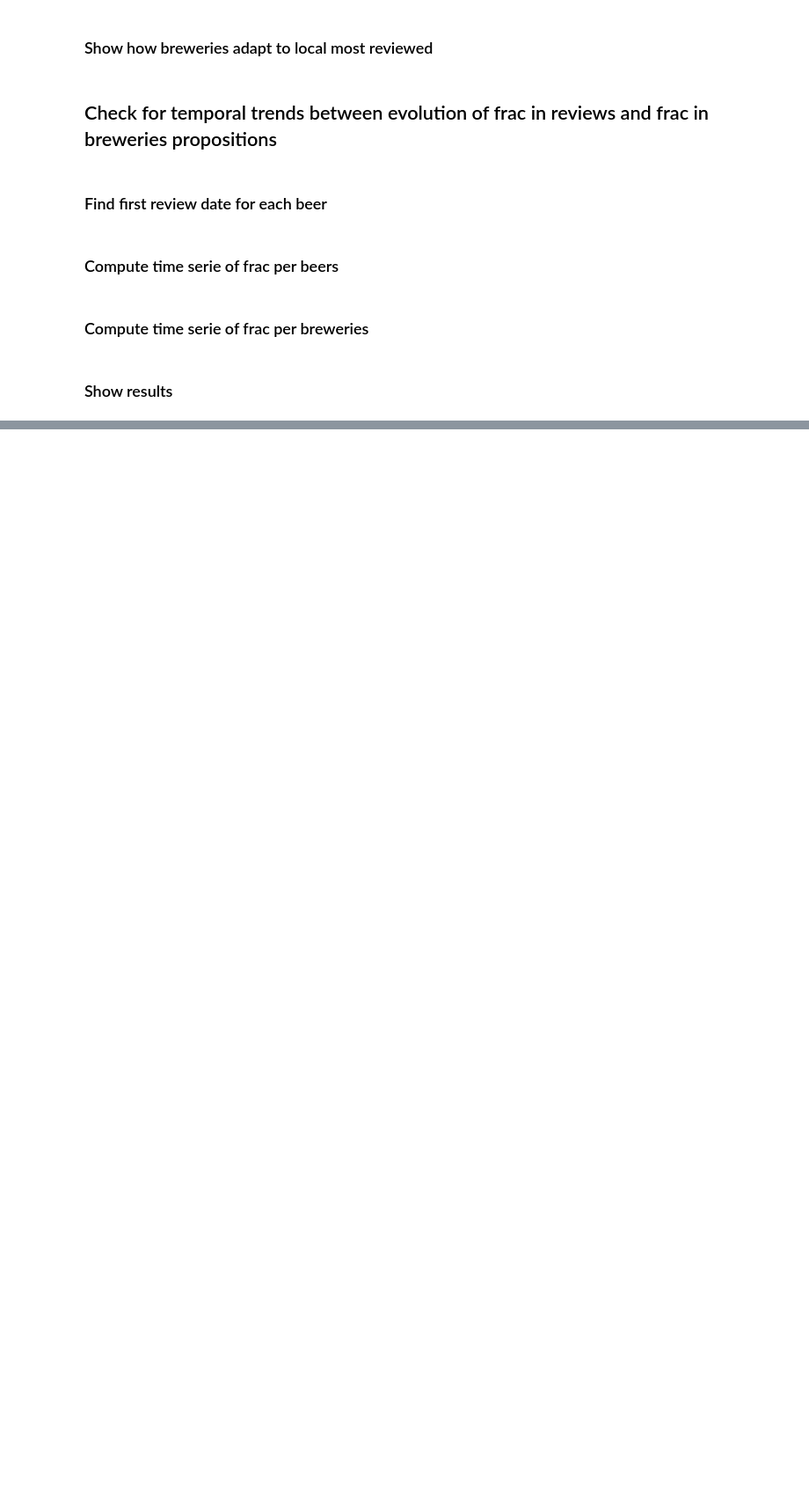
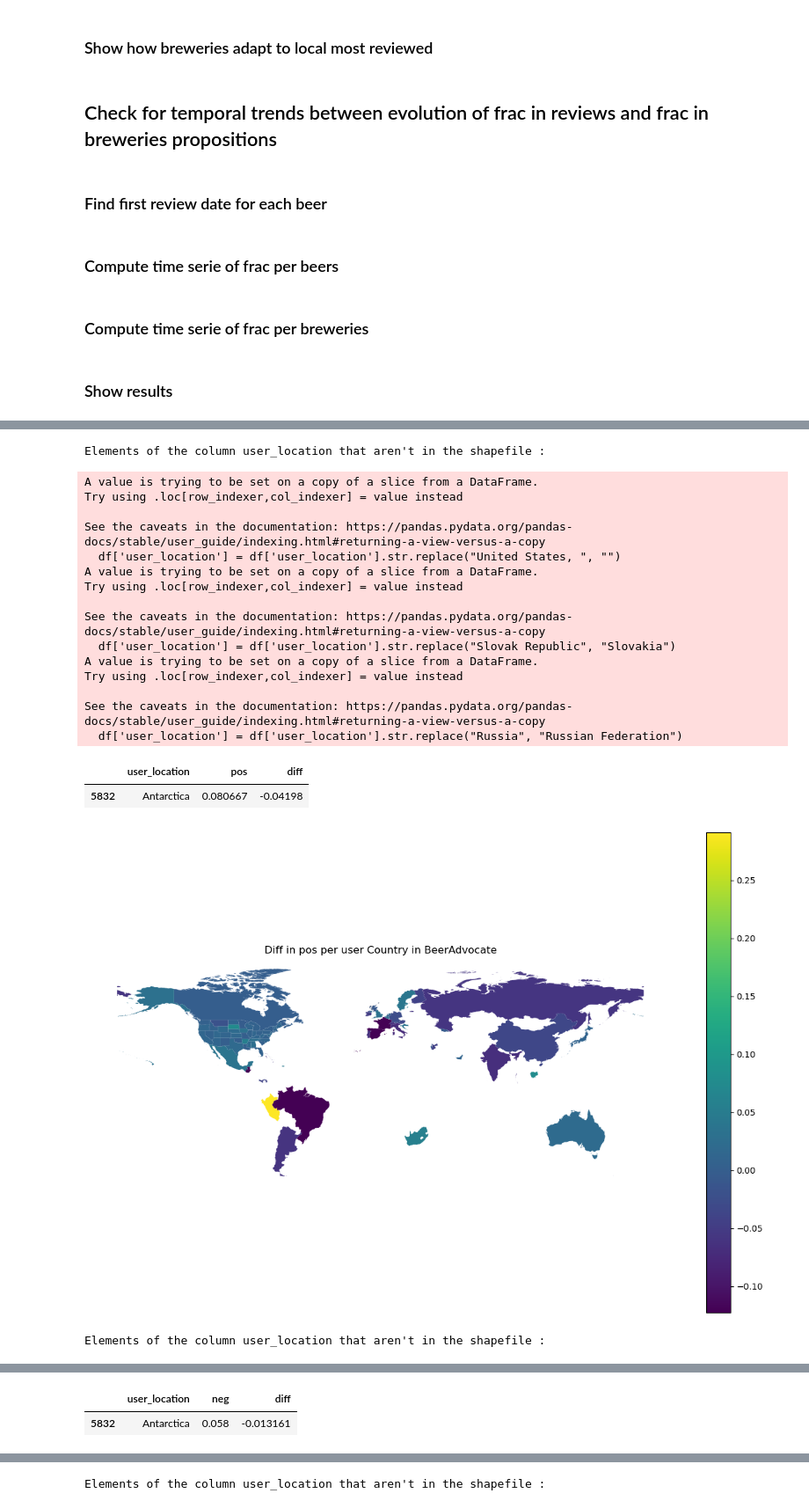
Before and after one commit to epfl-ada/ada-2023-project-dada, a Jupyter notebook: src/final.ipynb, the cells around one changed output, grey strips where cells are left out. Shown at 88% size. Drawn from its saved outputs; the diff is of its cells as text; code cells hidden in the pictures; blank space fills up the shorter version.

```diff
--- a/src/final.ipynb
+++ b/src/final.ipynb
@@ -1087,0 +1730,18 @@ plt.savefig('../results/frac_time_series.png')
+# %%
+
+# for each country, put the neg and pos of all appearences of Miller in brewery_name and the country in negs and poss
+for index, row in tqdm(df_ba_brwe_loc_unique.iterrows(), total=len(df_ba_brwe_loc_unique)):
+    df_ba_brwe_loc_unique_M.at[index, 'negs'] = df_ba_brwe_loc[(df_ba_brwe_loc['user_location'] == row['user_location']) & (df_ba_brwe_loc['brewery_name'] == 'Miller Brewing Co.')]['neg'].tolist()
+    df_ba_brwe_loc_unique_M.at[index, 'poss'] = df_ba_brwe_loc[(df_ba_brwe_loc['user_location'] == row['user_location']) & (df_ba_brwe_loc['brewery_name'] == 'Miller Brewing Co.')]['pos'].tolist()
+
+for index, row in tqdm(df_rb_brwe_loc_unique.iterrows(), total=len(df_rb_brwe_loc_unique)):
+    df_rb_brwe_loc_unique_M.at[index, 'negs'] = df_rb_brwe_loc[(df_rb_brwe_loc['user_location'] == row['user_location']) & (df_rb_brwe_loc['brewery_name'] == 'Millers Brewery')]['neg'].tolist()
+    df_rb_brwe_loc_unique_M.at[index, 'poss'] = df_rb_brwe_loc[(df_rb_brwe_loc['user_location'] == row['user_location']) & (df_rb_brwe_loc['brewery_name'] == 'Millers Brewery')]['pos'].tolist()
+
+#display(df_ba_brwe_loc_unique_M)
+#display(df_rb_brwe_loc_unique_M)
+# %%
+# remove the lines where negs are empty (neg and pos are always generated together)
+df_ba_brwe_loc_unique_W = df_ba_brwe_loc_unique_W[df_ba_brwe_loc_unique_W['negs'].apply(len) > 0]
+
+display(df_ba_brwe_loc_unique_W)
@@ -1087,0 +1762,15 @@ plt.savefig('../results/frac_time_series.png')
+# %%
+
+
+# remove the lines where negs are empty (neg and pos are always generated together)
+df_rb_brwe_loc_unique_W = df_rb_brwe_loc_unique_W[df_rb_brwe_loc_unique_W['negs'].apply(len) > 0]
+
+# remove the lines where negs are empty (neg and pos are always generated together)
+df_ba_brwe_loc_unique_M = df_ba_brwe_loc_unique_M[df_ba_brwe_loc_unique_M['negs'].apply(len) > 0]
+
+# remove the lines where negs are empty (neg and pos are always generated together)
+df_rb_brwe_loc_unique_M = df_rb_brwe_loc_unique_M[df_rb_brwe_loc_unique_M['negs'].apply(len) > 0]
+
+#display(df_ba_brwe_loc_unique_M)
+#display(df_rb_brwe_loc_unique_M)
+#display(df_rb_brwe_loc_unique_W)
@@ -1087,0 +1855,33 @@ plt.savefig('../results/frac_time_series.png')
+# %%
+
+#display(df_comp)
+plot_map(df_comp_pos_ba_M, shapefile, "Diff in pos per user", "BeerAdvocate", 'diff')
+plot_map(df_comp_neg_ba_M, shapefile, "Diff in neg per user", "BeerAdvocate", 'diff')
+plot_map(df_comp_pos_rb_M, shapefile, "Diff in pos per user", "RateBeer", 'diff')
+plot_map(df_comp_rb_M, shapefile, "Diff in neg per user", "RateBeer", 'diff')
+
+plot_map(df_comp_pos_ba_W, shapefile, "Diff in pos per user", "BeerAdvocate", 'diff')
+plot_map(df_comp_neg_ba_W, shapefile, "Diff in neg per user", "BeerAdvocate", 'diff')
+plot_map(df_comp_pos_rb_W, shapefile, "Diff in pos per user", "RateBeer", 'diff')
+plot_map(df_comp_rb_W, shapefile, "Diff in neg per user", "RateBeer", 'diff')
+# %% [output]
+Elements of the column user_location that aren't in the shapefile :
+A value is trying to be set on a copy of a slice from a DataFrame.
+Try using .loc[row_indexer,col_indexer] = value instead
+
+See the caveats in the documentation: https://pandas.pydata.org/pandas-docs/stable/user_guide/indexing.html#returning-a-view-versus-a-copy
+  df['user_location'] = df['user_location'].str.replace("United States, ", "")
+A value is trying to be set on a copy of a slice from a DataFrame.
+Try using .loc[row_indexer,col_indexer] = value instead
+
+See the caveats in the documentation: https://pandas.pydata.org/pandas-docs/stable/user_guide/indexing.html#returning-a-view-versus-a-copy
+  df['user_location'] = df['user_location'].str.replace("Slovak Republic", "Slovakia")
+A value is trying to be set on a copy of a slice from a DataFrame.
+Try using .loc[row_indexer,col_indexer] = value instead
+
+See the caveats in the documentation: https://pandas.pydata.org/pandas-docs/stable/user_guide/indexing.html#returning-a-view-versus-a-copy
+  df['user_location'] = df['user_location'].str.replace("Russia", "Russian Federation")
+|  | user_location | pos | diff |
+| 5832 | Antarctica | 0.080667 | -0.04198 |
+[figure, added]
+Elements of the column user_location that aren't in the shapefile :
@@ -1087,0 +1903,2 @@ plt.savefig('../results/frac_time_series.png')
+|  | user_location | neg | diff |
+| 5832 | Antarctica | 0.058 | -0.013161 |
@@ -1087,0 +1906 @@ plt.savefig('../results/frac_time_series.png')
+Elements of the column user_location that aren't in the shapefile :
```
Also changed, not shown: parts of 55 cells of this notebook.
